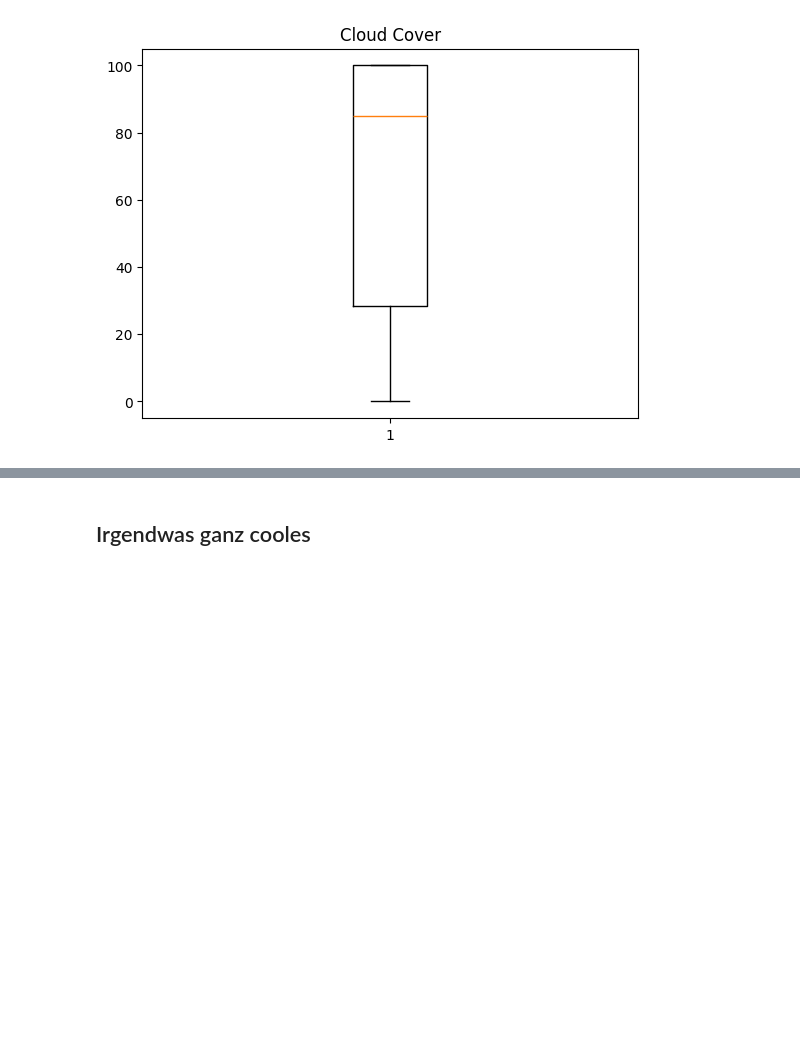
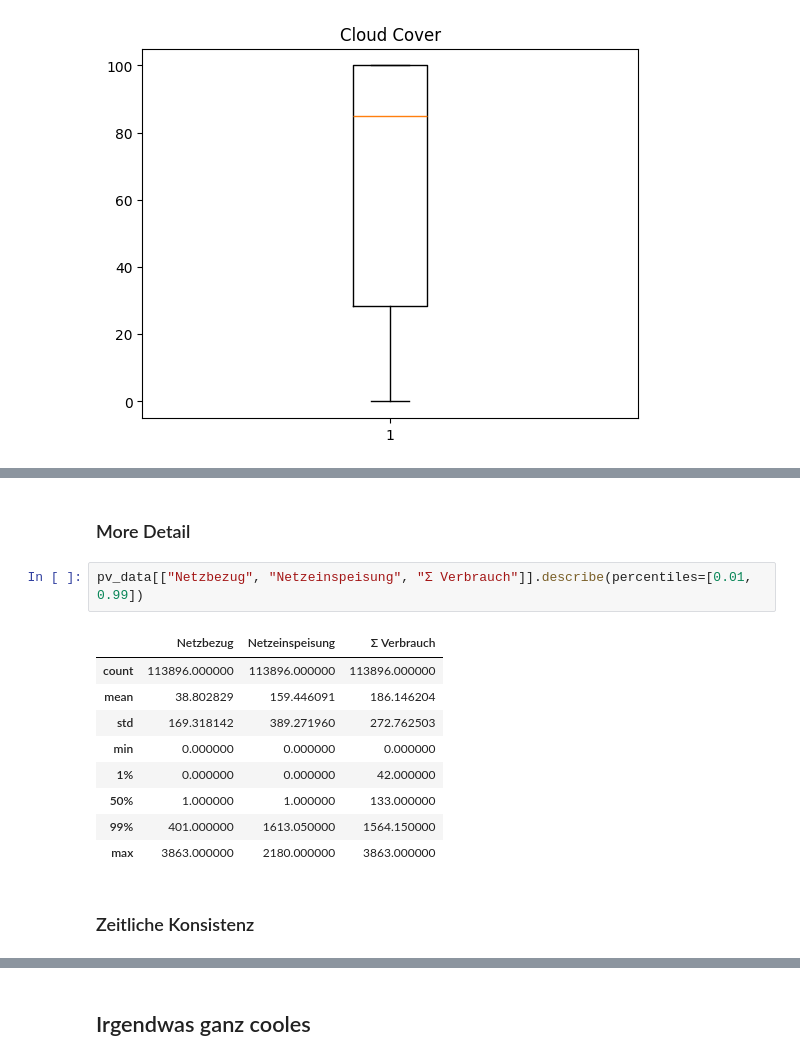
Before and after one commit to Anni075/KI-Project, a Jupyter notebook: outliers_analysis.ipynb, the cells around one changed output, grey strips where cells are left out. Saved outputs shown, nothing was run; the diff lists cells and outputs as text; blank space fills up the shorter version.

```diff
--- a/outliers_analysis.ipynb
+++ b/outliers_analysis.ipynb
@@ -275,0 +292,16 @@ pv_ueberschuss         -0.130415        1.000000
+# %% [markdown]
+### More Detail
+# %%
+pv_data[["Netzbezug", "Netzeinspeisung", "Σ Verbrauch"]].describe(percentiles=[0.01, 0.99])
+# %% [output]
+|  | Netzbezug | Netzeinspeisung | Σ Verbrauch |
+| count | 113896.000000 | 113896.000000 | 113896.000000 |
+| mean | 38.802829 | 159.446091 | 186.146204 |
+| std | 169.318142 | 389.271960 | 272.762503 |
+| min | 0.000000 | 0.000000 | 0.000000 |
+| 1% | 0.000000 | 0.000000 | 42.000000 |
+| 50% | 1.000000 | 1.000000 | 133.000000 |
+| 99% | 401.000000 | 1613.050000 | 1564.150000 |
+| max | 3863.000000 | 2180.000000 | 3863.000000 |
+# %% [markdown]
+### Zeitliche Konsistenz
```
Also changed, not shown: parts of 11 cells of this notebook.
